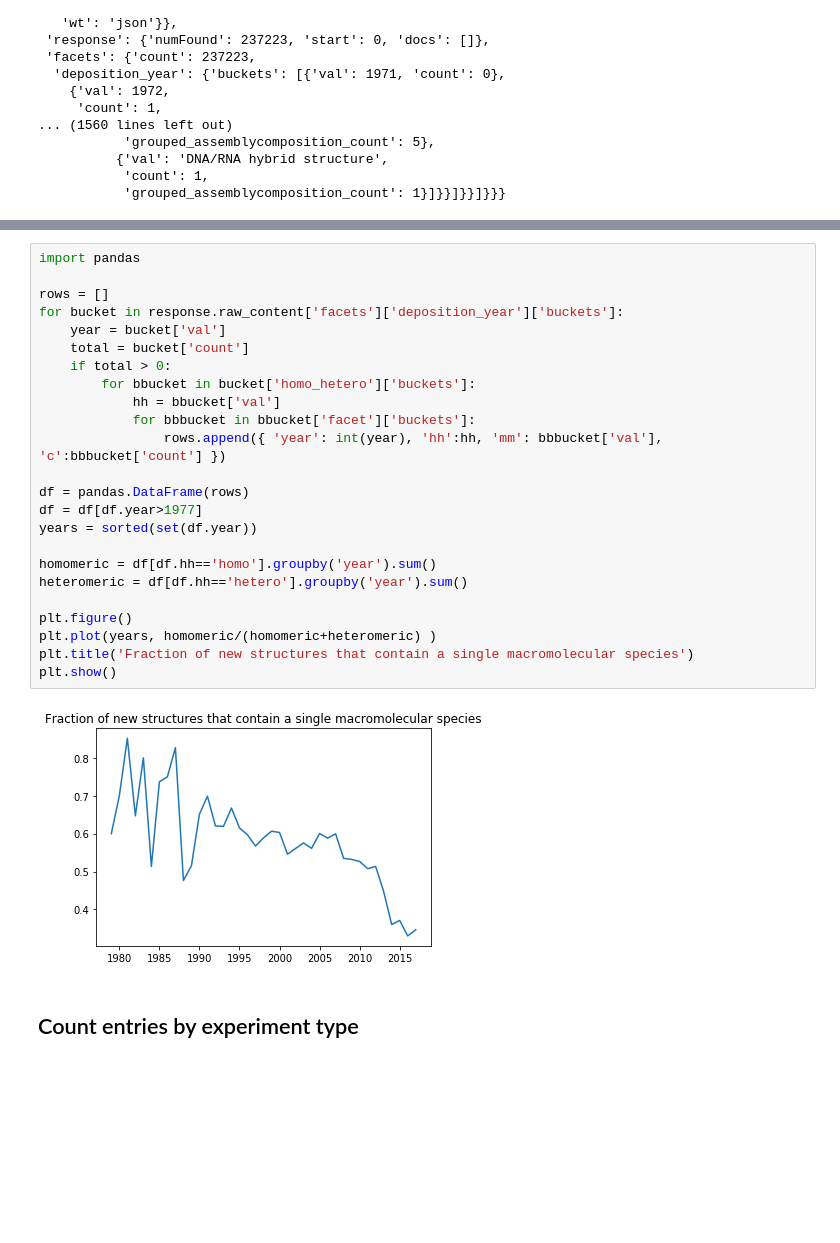
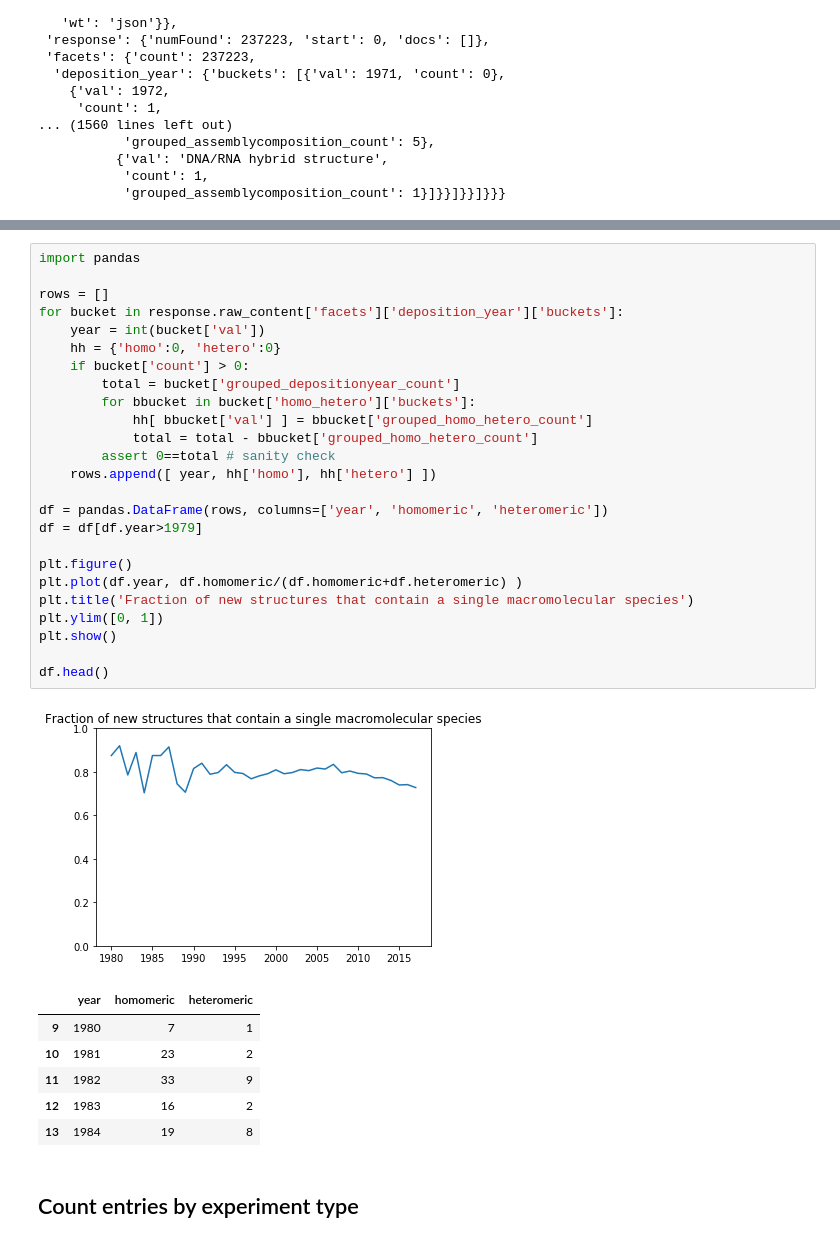
Before and after one commit to PDBeurope/PDBe_Programming, a Jupyter notebook: search_interface/notebooks/LifeCycle.ipynb, the cells around one changed output, grey strips where cells are left out. Saved outputs shown, nothing was run; the diff lists cells and outputs as text; blank space fills up the shorter version.

Commit message:
homomeric v. heteromeric

```diff
--- a/search_interface/notebooks/LifeCycle.ipynb
+++ b/search_interface/notebooks/LifeCycle.ipynb
@@ -99,29 +103,36 @@ response.raw_content['facets']['deposition_year']['buckets'][-4]
 # %%
 import pandas
 
 rows = []
 for bucket in response.raw_content['facets']['deposition_year']['buckets']:
-    year = bucket['val']
-    total = bucket['count']
-    if total > 0:
+    year = int(bucket['val'])
+    hh = {'homo':0, 'hetero':0}
+    if bucket['count'] > 0:
+        total = bucket['grouped_depositionyear_count']
         for bbucket in bucket['homo_hetero']['buckets']:
-            hh = bbucket['val']
-            for bbbucket in bbucket['facet']['buckets']:
-                rows.append({ 'year': int(year), 'hh':hh, 'mm': bbbucket['val'], 'c':bbbucket['count'] })
+            hh[ bbucket['val'] ] = bbucket['grouped_homo_hetero_count']
+            total = total - bbucket['grouped_homo_hetero_count']
+        assert 0==total # sanity check
+    rows.append([ year, hh['homo'], hh['hetero'] ])
 
-df = pandas.DataFrame(rows)
-df = df[df.year>1977]
-years = sorted(set(df.year))
-
-homomeric = df[df.hh=='homo'].groupby('year').sum()
-heteromeric = df[df.hh=='hetero'].groupby('year').sum()
+df = pandas.DataFrame(rows, columns=['year', 'homomeric', 'heteromeric'])
+df = df[df.year>1979]
 
 plt.figure()
-plt.plot(years, homomeric/(homomeric+heteromeric) )
+plt.plot(df.year, df.homomeric/(df.homomeric+df.heteromeric) )
 plt.title('Fraction of new structures that contain a single macromolecular species')
+plt.ylim([0, 1])
 plt.show()
+
+df.head()
 # %% [output]
-[figure, old version]
+[figure, new version]
+|  | year | homomeric | heteromeric |
+| 9 | 1980 | 7 | 1 |
+| 10 | 1981 | 23 | 2 |
+| 11 | 1982 | 33 | 9 |
+| 12 | 1983 | 16 | 2 |
+| 13 | 1984 | 19 | 8 |
 # %% [markdown]
 ## Count entries by experiment type
 # %% [markdown]
```
Also changed, not shown: parts of 2 cells of this notebook.
